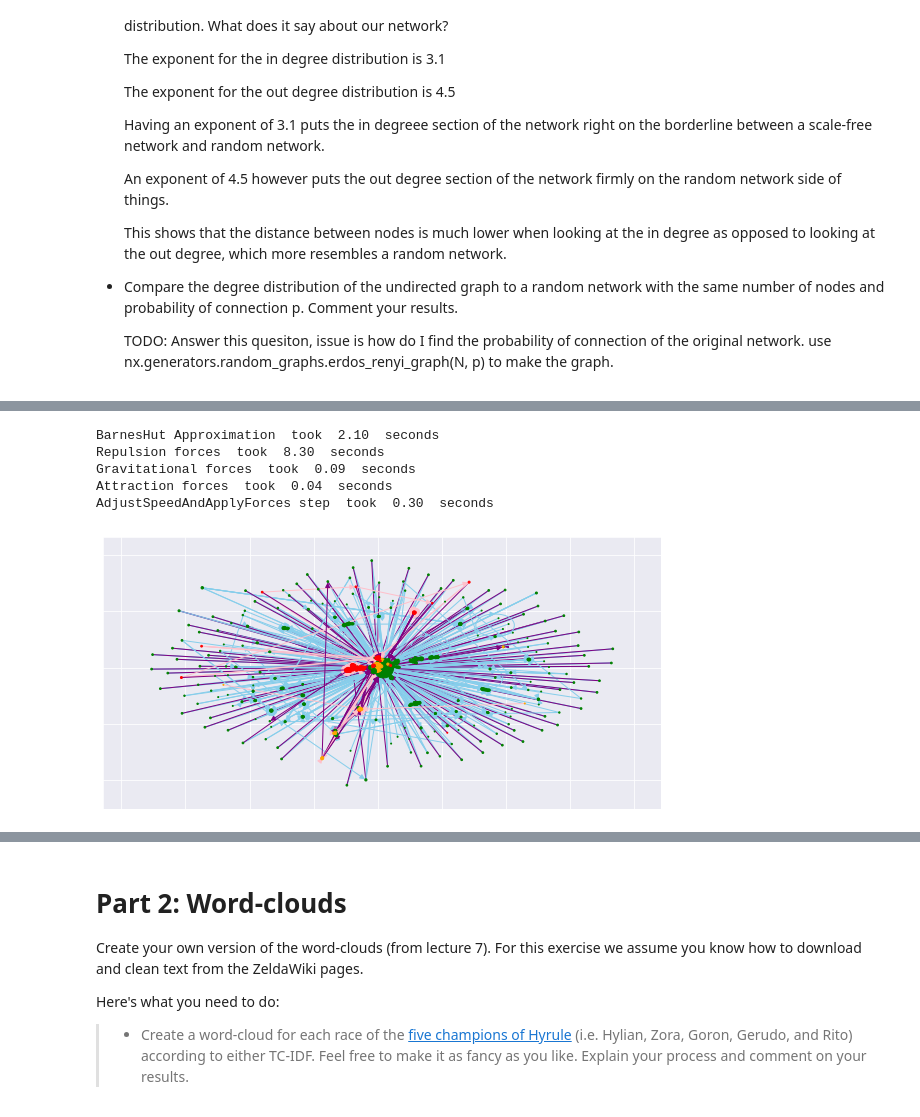
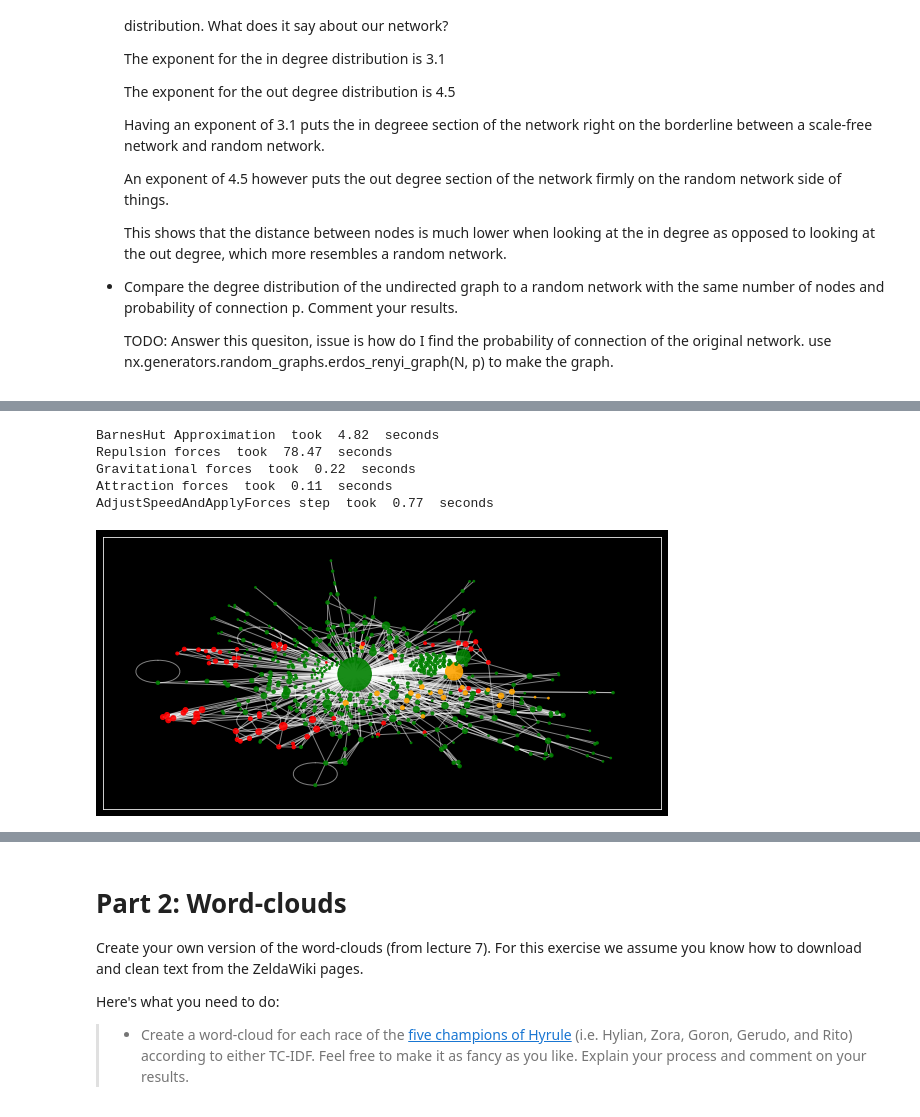
Before and after one commit to OlineVEZA/Project, a Jupyter notebook: assignments/Assignment2.ipynb, the cells around one changed output, grey strips where cells are left out. Cells and saved outputs as stored; diff of their text form; code cells hidden in the pictures.

```diff
--- a/assignments/Assignment2.ipynb
+++ b/assignments/Assignment2.ipynb
@@ -359,7 +359,7 @@ def edge_role_lookup(A,  B, role_lookup):
     else:
         return "purple"
 
-GCC_ = GCC
+GCC_ = GCC.to_undirected()
 edge_list = list(GCC_.edges)
 role_lookup = nx.get_node_attributes(GCC_, "role")
 
@@ -375,4 +375,4 @@ color_values = [color_map[role] for role in role_list]
 
 #size_list = [node[1]["word_count"] for node in list(undirected_largest_cc.nodes.data())]
 #size_list = [(x/max(size_list))*300 for x in size_list]
-size_list = [node[1] for node in list(GCC_.degree)]
+size_list = [node[1] * 3 for node in list(GCC_.degree)]
@@ -382,23 +380,35 @@ size_list = [node[1] for node in list(GCC_.degree)]
 forceatlas2 = ForceAtlas2(
                         # Behavior alternatives
                         outboundAttractionDistribution=False,  # Dissuade hubs
-                        edgeWeightInfluence=1.5,
+                        #adjustSizes=False,
+                        # edgeWeightInfluence=1.5,
+
+                        # Performance
+                        jitterTolerance=1.0,  # Tolerance
+                        barnesHutOptimize=True,
+                        barnesHutTheta=0.3,
 
                         # Tuning
-                        scalingRatio=1.0,
+                        scalingRatio=1.5,
+                        strongGravityMode=False,
+                        gravity=0.7,
 
                         # Log
                         verbose=True)
 # %%
-positions = forceatlas2.forceatlas2_networkx_layout(GCC_, pos=None, iterations=2000)
+positions = forceatlas2.forceatlas2_networkx_layout(GCC_, pos=None, iterations=5000)
 # %% [output]
-BarnesHut Approximation  took  2.10  seconds
-Repulsion forces  took  8.30  seconds
-Gravitational forces  took  0.09  seconds
-Attraction forces  took  0.04  seconds
-AdjustSpeedAndApplyForces step  took  0.30  seconds
+BarnesHut Approximation  took  4.82  seconds
+Repulsion forces  took  78.47  seconds
+Gravitational forces  took  0.22  seconds
+Attraction forces  took  0.11  seconds
+AdjustSpeedAndApplyForces step  took  0.77  seconds
-# %%
-nx.draw_networkx(GCC_, pos=positions, with_labels=False, node_color=color_values,
-                     node_size=size_list, edge_color=edge_colors)
-# %% [output]
-[figure, removed]
+# %%
+
+nx.draw_networkx_nodes(GCC_, pos=positions, node_color=color_values,
+                     node_size=size_list, alpha=0.9)
+nx.draw_networkx_edges(GCC_, pos=positions, alpha=0.5, edge_color="white")
+
+plt.style.use('dark_background')
+# %% [output]
+[figure, added]
```
Also changed, not shown: parts of 2 cells of this notebook.
